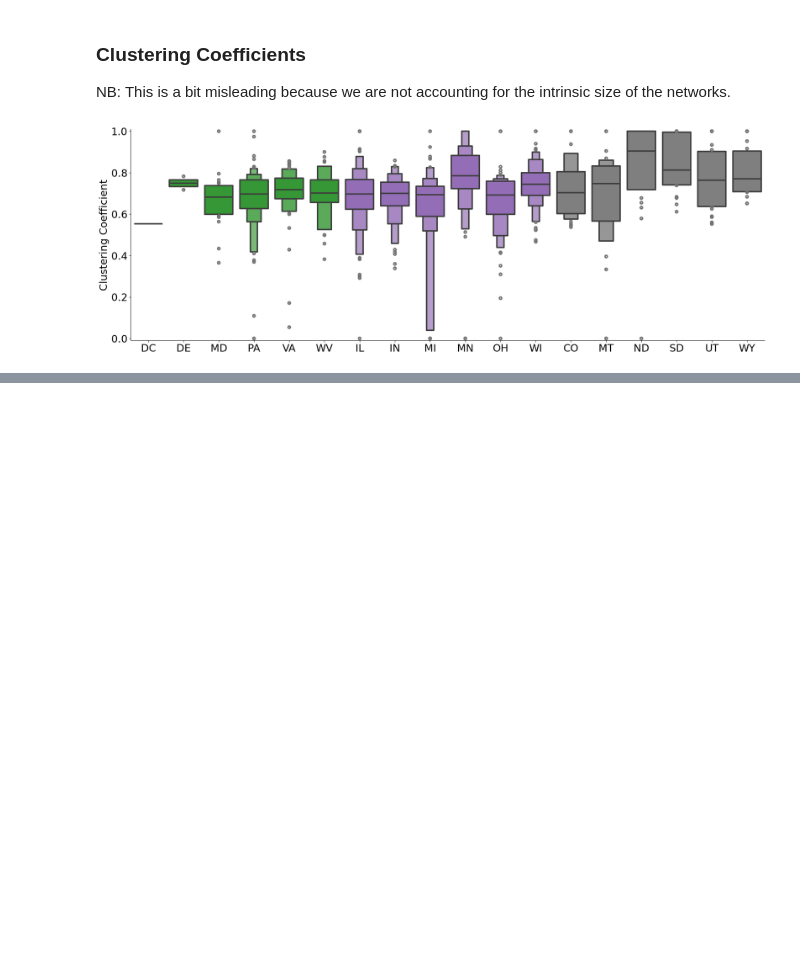
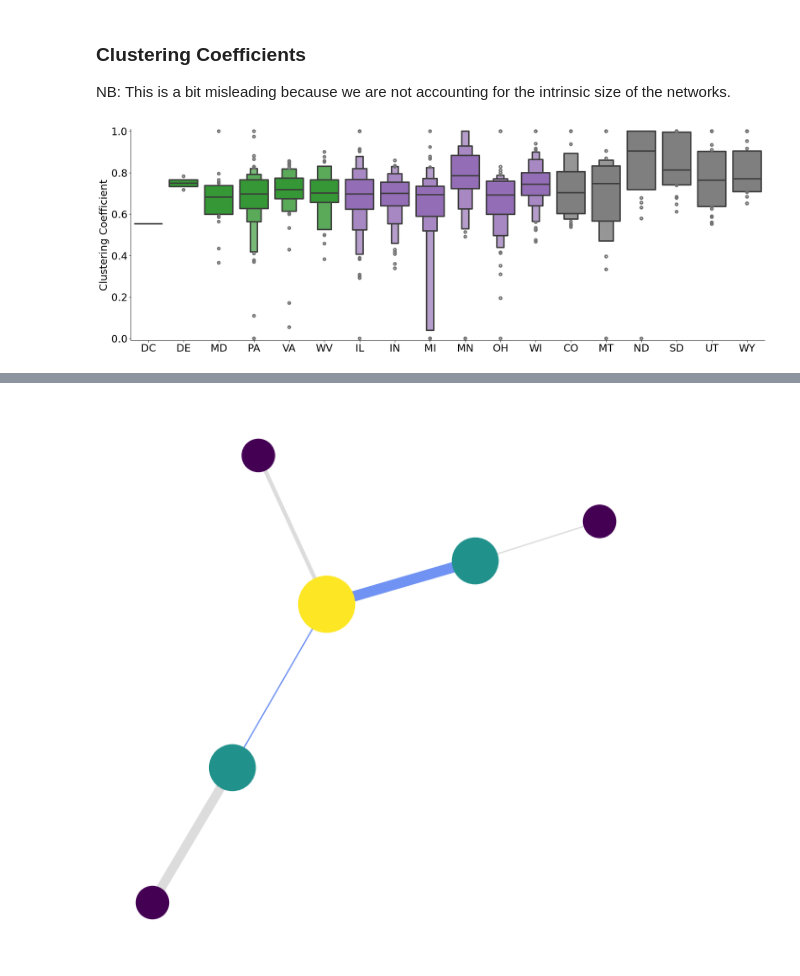
Before and after one commit to aidos-lab/apparent, a Jupyter notebook: notebooks/visualization.ipynb, the cells around one changed output, grey strips where cells are left out. Saved outputs shown, nothing was run; the diff lists cells and outputs as text; code cells hidden in the pictures; blank space fills up the shorter version.

```diff
--- a/notebooks/visualization.ipynb
+++ b/notebooks/visualization.ipynb
@@ -397,0 +419,11 @@ plt.savefig(f"../figures/ccoeff-selected-regions.pdf", bbox_inches="tight", tran
+# %%
+fig, ax = plt.subplots(1,1,figsize=(6,6))
+pos = nx.fruchterman_reingold_layout(Gmin, seed=42)
+nx.draw_networkx_nodes(Gmin, pos=pos, node_color=[x[-1] for x in list(Gmin.degree())], node_size=[x[-1]*600 for x in list(Gmin.degree())], )
+nx.draw_networkx_edges(Gmin, pos=pos, width=[max(x[-1].values())//4 for x in Gmin.edges(data=True)], edge_cmap=plt.cm.coolwarm,
+                       edge_color=min_data["min_curvature"]["OR_0"], edge_vmin=-0.5, edge_vmax=0.5)
+ax.set_axis_off()
+plt.tight_layout()
+plt.savefig(f"../figures/min-curvature-example.pdf", bbox_inches="tight", transparent=True)
+# %% [output]
+[figure, added]
```
Also changed, not shown: parts of 4 cells of this notebook, 3 other files.
